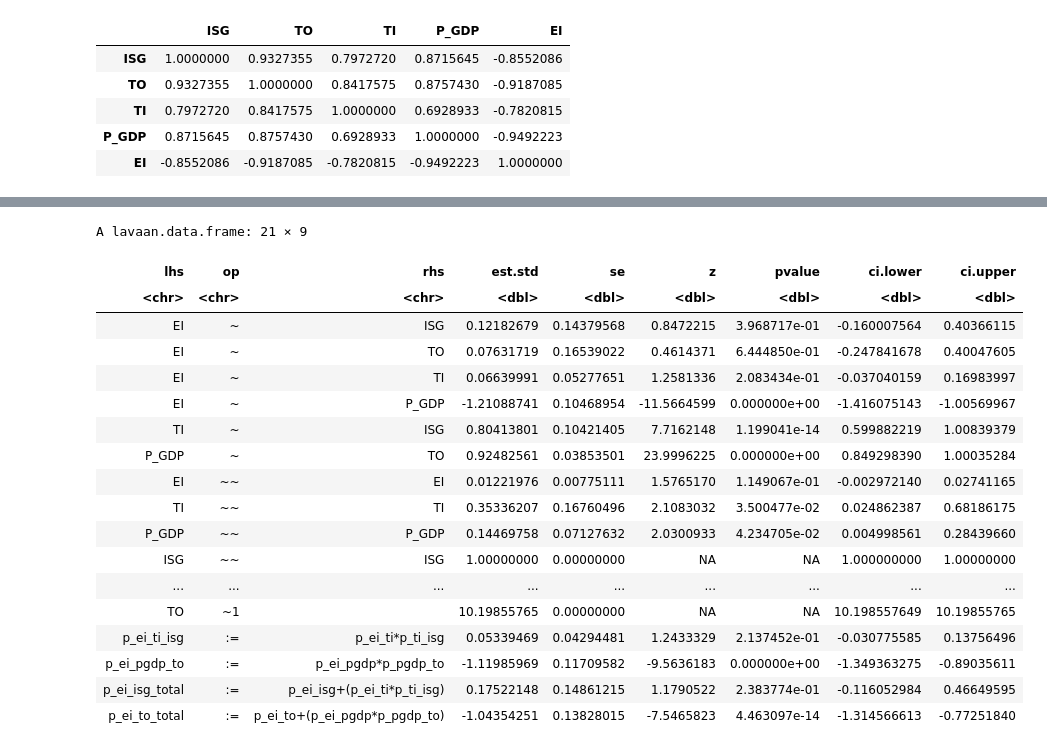
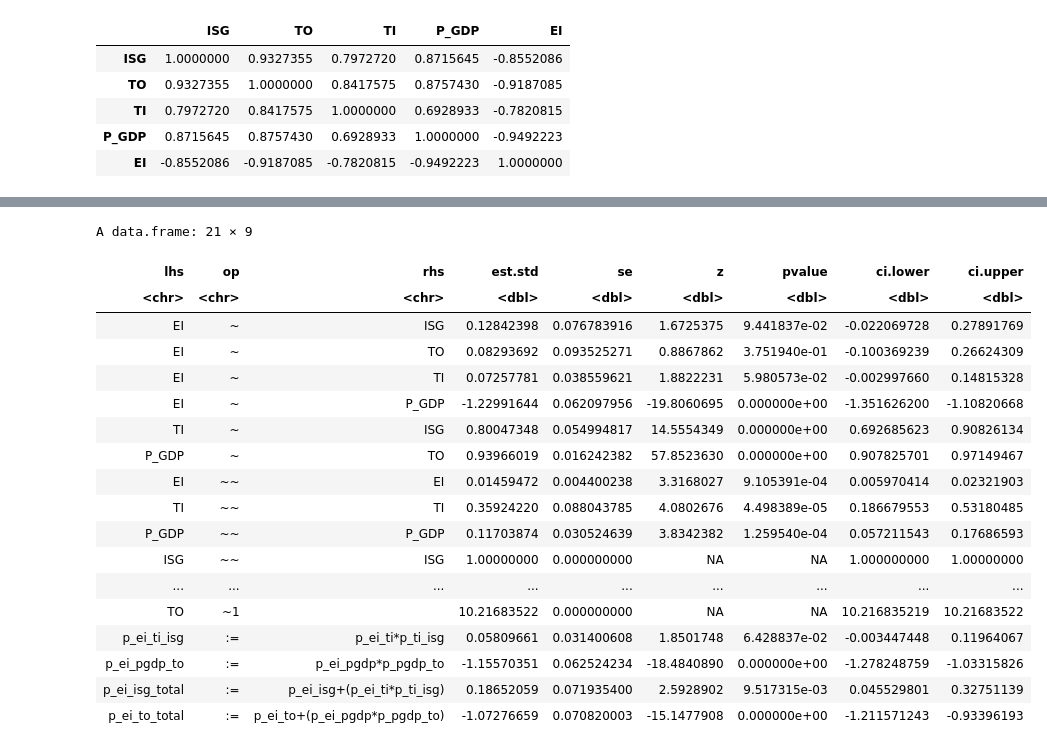
Before and after one commit to drakesiard/em-2020, a Jupyter notebook: analysis/2_original_path_model.ipynb, the cells around one changed output, grey strips where cells are left out. Saved outputs shown, nothing was run; the diff lists cells and outputs as text; code cells hidden in the pictures.

```diff
--- a/analysis/2_original_path_model.ipynb
+++ b/analysis/2_original_path_model.ipynb
@@ -51,7 +74,7 @@ model.path <- '
 EI ~ p_ei_isg*ISG + p_ei_to*TO + p_ei_ti*TI + p_ei_pgdp*P_GDP
 TI ~ p_ti_isg*ISG
 P_GDP ~ p_pgdp_to*TO
-## indirect effect (a*b)
+## indirect effect
 p_ei_ti_isg := p_ei_ti*p_ti_isg
 p_ei_pgdp_to := p_ei_pgdp*p_pgdp_to
 ## total effect
@@ -59,6 +82,9 @@ p_ei_isg_total := p_ei_isg + (p_ei_ti*p_ti_isg)
 p_ei_to_total := p_ei_to + (p_ei_pgdp*p_pgdp_to)
 '
 
-model.path.fit <- sem(model.path, data=data.log, estimator='MLF', missing='ML')
+model.path.fit <- sem(model.path, data=data.log, estimator='ML', meanstructure=TRUE)
+writeLines(c('\\begin{verbatim}',
+             capture.output({ s <- summary(model.path.fit, standardized=TRUE, fit.measures=TRUE)}),
+             '\\end{verbatim}'), con='../tex/plots/model.path.fit.summary.tex')
 summary(model.path.fit, standardized=TRUE, fit.measures=TRUE)
 # %% [output]
@@ -81,0 +108,6 @@ Model Test User Model:
+# %%
+model.path.fit.fiml <- sem(model.path, data=data.log, estimator='ML', missing='FIML', meanstructure=TRUE)
+writeLines(c('\\begin{verbatim}',
+             capture.output({ s <- summary(model.path.fit.fiml, standardized=TRUE, fit.measures=TRUE)}),
+             '\\end{verbatim}'), con='../tex/plots/model.path.fit.fiml.summary.tex')
+summary(model.path.fit.fiml, standardized=TRUE, fit.measures=TRUE)
@@ -82,23 +134,23 @@ Model Test User Model:
 # %%
-soln.std <- standardizedSolution(model.path.fit, type='std.all', remove.def=FALSE)
+soln.std <- as.data.frame(standardizedSolution(model.path.fit, type='std.all', remove.def=FALSE))
 soln.std
 # %% [output]
-A lavaan.data.frame: 21 × 9
+A data.frame: 21 × 9
 | lhs | op | rhs | est.std | se | z | pvalue | ci.lower | ci.upper |
 | <chr> | <chr> | <chr> | <dbl> | <dbl> | <dbl> | <dbl> | <dbl> | <dbl> |
-| EI | ~ | ISG | 0.12182679 | 0.14379568 | 0.8472215 | 3.968717e-01 | -0.160007564 | 0.40366115 |
-| EI | ~ | TO | 0.07631719 | 0.16539022 | 0.4614371 | 6.444850e-01 | -0.247841678 | 0.40047605 |
-| EI | ~ | TI | 0.06639991 | 0.05277651 | 1.2581336 | 2.083434e-01 | -0.037040159 | 0.16983997 |
-| EI | ~ | P_GDP | -1.21088741 | 0.10468954 | -11.5664599 | 0.000000e+00 | -1.416075143 | -1.00569967 |
-| TI | ~ | ISG | 0.80413801 | 0.10421405 | 7.7162148 | 1.199041e-14 | 0.599882219 | 1.00839379 |
-| P_GDP | ~ | TO | 0.92482561 | 0.03853501 | 23.9996225 | 0.000000e+00 | 0.849298390 | 1.00035284 |
-| EI | ~~ | EI | 0.01221976 | 0.00775111 | 1.5765170 | 1.149067e-01 | -0.002972140 | 0.02741165 |
-| TI | ~~ | TI | 0.35336207 | 0.16760496 | 2.1083032 | 3.500477e-02 | 0.024862387 | 0.68186175 |
-| P_GDP | ~~ | P_GDP | 0.14469758 | 0.07127632 | 2.0300933 | 4.234705e-02 | 0.004998561 | 0.28439660 |
-| ISG | ~~ | ISG | 1.00000000 | 0.00000000 | NA | NA | 1.000000000 | 1.00000000 |
+| EI | ~ | ISG | 0.12842398 | 0.076783916 | 1.6725375 | 9.441837e-02 | -0.022069728 | 0.27891769 |
+| EI | ~ | TO | 0.08293692 | 0.093525271 | 0.8867862 | 3.751940e-01 | -0.100369239 | 0.26624309 |
+| EI | ~ | TI | 0.07257781 | 0.038559621 | 1.8822231 | 5.980573e-02 | -0.002997660 | 0.14815328 |
+| EI | ~ | P_GDP | -1.22991644 | 0.062097956 | -19.8060695 | 0.000000e+00 | -1.351626200 | -1.10820668 |
+| TI | ~ | ISG | 0.80047348 | 0.054994817 | 14.5554349 | 0.000000e+00 | 0.692685623 | 0.90826134 |
+| P_GDP | ~ | TO | 0.93966019 | 0.016242382 | 57.8523630 | 0.000000e+00 | 0.907825701 | 0.97149467 |
+| EI | ~~ | EI | 0.01459472 | 0.004400238 | 3.3168027 | 9.105391e-04 | 0.005970414 | 0.02321903 |
+| TI | ~~ | TI | 0.35924220 | 0.088043785 | 4.0802676 | 4.498389e-05 | 0.186679553 | 0.53180485 |
+| P_GDP | ~~ | P_GDP | 0.11703874 | 0.030524639 | 3.8342382 | 1.259540e-04 | 0.057211543 | 0.17686593 |
+| ISG | ~~ | ISG | 1.00000000 | 0.000000000 | NA | NA | 1.000000000 | 1.00000000 |
 | ... | ... | ... | ... | ... | ... | ... | ... | ... |
-| TO | ~1 |  | 10.19855765 | 0.00000000 | NA | NA | 10.198557649 | 10.19855765 |
-| p_ei_ti_isg | := | p_ei_ti*p_ti_isg | 0.05339469 | 0.04294481 | 1.2433329 | 2.137452e-01 | -0.030775585 | 0.13756496 |
-| p_ei_pgdp_to | := | p_ei_pgdp*p_pgdp_to | -1.11985969 | 0.11709582 | -9.5636183 | 0.000000e+00 | -1.349363275 | -0.89035611 |
-| p_ei_isg_total | := | p_ei_isg+(p_ei_ti*p_ti_isg) | 0.17522148 | 0.14861215 | 1.1790522 | 2.383774e-01 | -0.116052984 | 0.46649595 |
-| p_ei_to_total | := | p_ei_to+(p_ei_pgdp*p_pgdp_to) | -1.04354251 | 0.13828015 | -7.5465823 | 4.463097e-14 | -1.314566613 | -0.77251840 |
+| TO | ~1 |  | 10.21683522 | 0.000000000 | NA | NA | 10.216835219 | 10.21683522 |
+| p_ei_ti_isg | := | p_ei_ti*p_ti_isg | 0.05809661 | 0.031400608 | 1.8501748 | 6.428837e-02 | -0.003447448 | 0.11964067 |
+| p_ei_pgdp_to | := | p_ei_pgdp*p_pgdp_to | -1.15570351 | 0.062524234 | -18.4840890 | 0.000000e+00 | -1.278248759 | -1.03315826 |
+| p_ei_isg_total | := | p_ei_isg+(p_ei_ti*p_ti_isg) | 0.18652059 | 0.071935400 | 2.5928902 | 9.517315e-03 | 0.045529801 | 0.32751139 |
+| p_ei_to_total | := | p_ei_to+(p_ei_pgdp*p_pgdp_to) | -1.07276659 | 0.070820003 | -15.1477908 | 0.000000e+00 | -1.211571243 | -0.93396193 |
```
Also changed, not shown: parts of 13 cells of this notebook, 15 other files.
